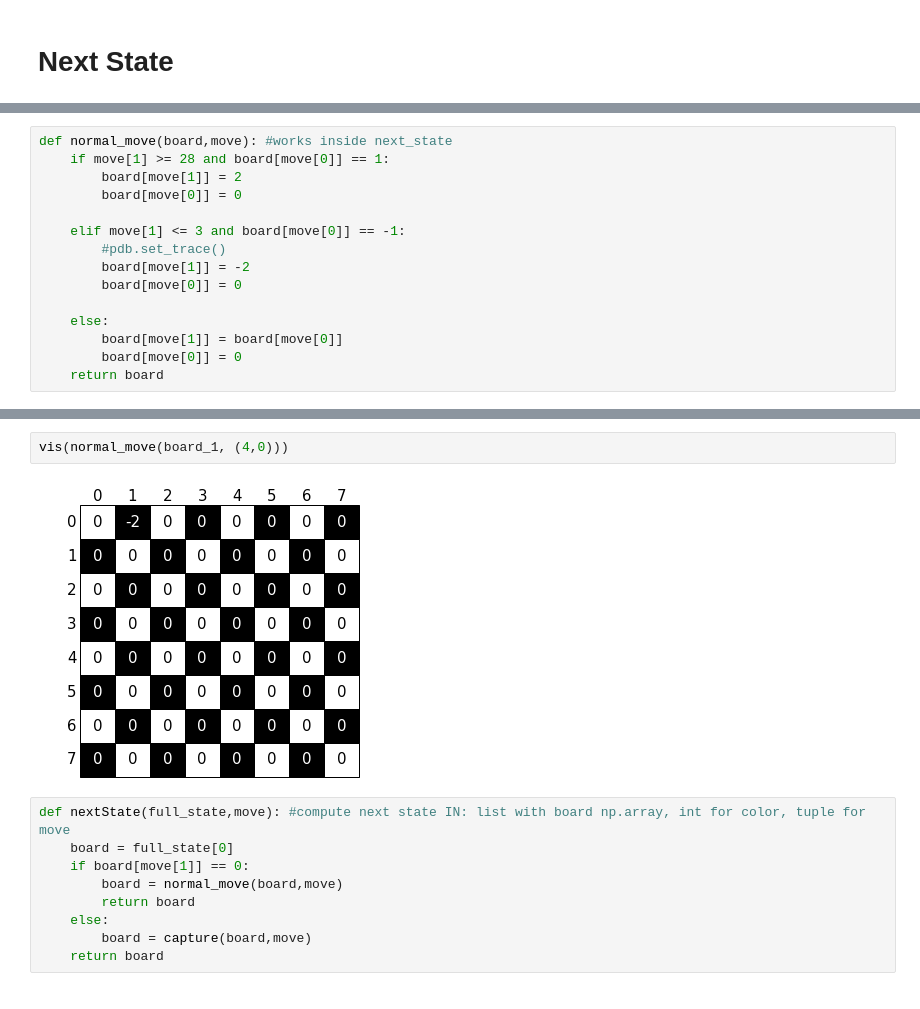
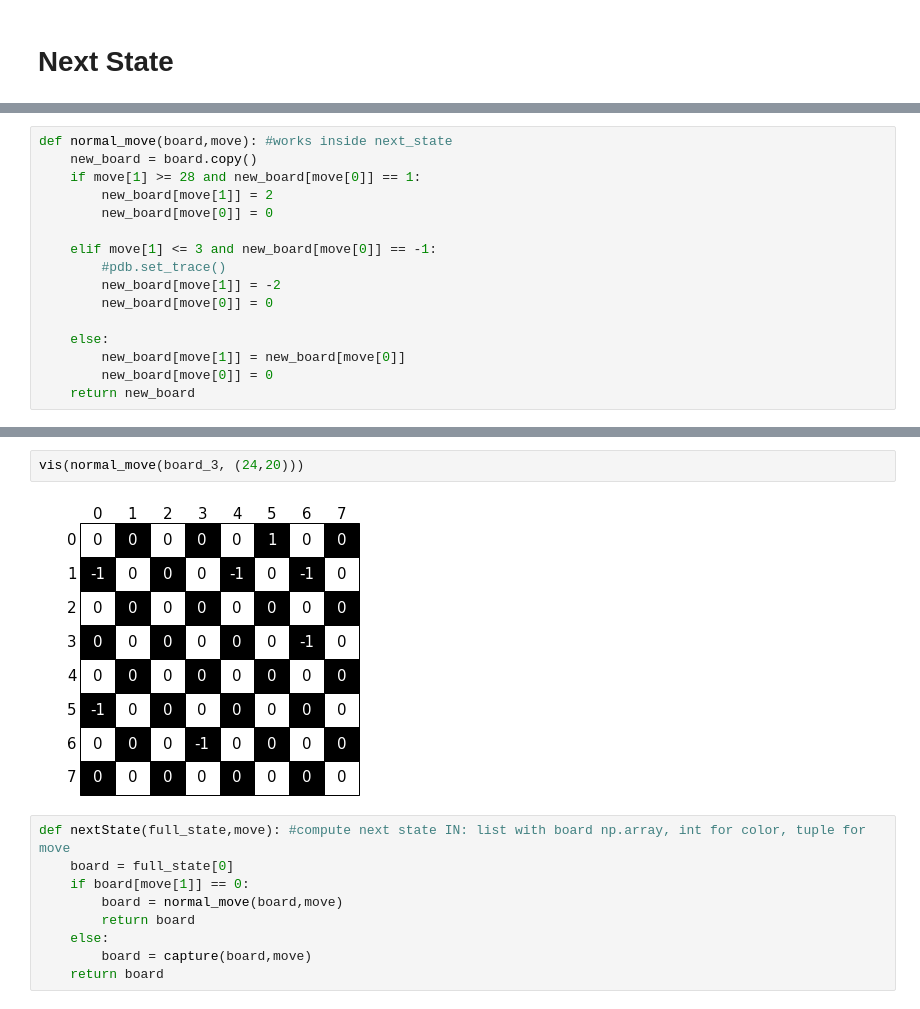
Before and after one commit to federicoschiaffino/Eldo, a Jupyter notebook: Eldo/consolidated_notebook_v3_WORKS.ipynb, the cells around one changed output, grey strips where cells are left out. Saved outputs shown, nothing was run; the diff lists cells and outputs as text.

Commit message:
fixed bugs - game return a new board everytime

```diff
--- a/Eldo/consolidated_notebook_v3_WORKS.ipynb
+++ b/Eldo/consolidated_notebook_v3_WORKS.ipynb
@@ -1533,15 +1547,16 @@ def capture(board,move): #works inside next_state
 # %%
 def normal_move(board,move): #works inside next_state
-    if move[1] >= 28 and board[move[0]] == 1:
-        board[move[1]] = 2
-        board[move[0]] = 0
+    new_board = board.copy()
+    if move[1] >= 28 and new_board[move[0]] == 1:
+        new_board[move[1]] = 2
+        new_board[move[0]] = 0
 
-    elif move[1] <= 3 and board[move[0]] == -1:
+    elif move[1] <= 3 and new_board[move[0]] == -1:
         #pdb.set_trace()
-        board[move[1]] = -2
-        board[move[0]] = 0
+        new_board[move[1]] = -2
+        new_board[move[0]] = 0
 
     else:
-        board[move[1]] = board[move[0]]
-        board[move[0]] = 0
-    return board
+        new_board[move[1]] = new_board[move[0]]
+        new_board[move[0]] = 0
+    return new_board
@@ -1553,7 +1563,7 @@ vis(board_1)
 # %%
-vis(normal_move(board_1, (4,0)))
+vis(normal_move(board_3, (24,20)))
 # %% [output]
-[figure, old version]
+[figure, new version]
 # %%
 def nextState(full_state,move): #compute next state IN: list with board np.array, int for color, tuple for move
     board = full_state[0]
```
Also changed, not shown: parts of 27 cells of this notebook, 6 other files.
